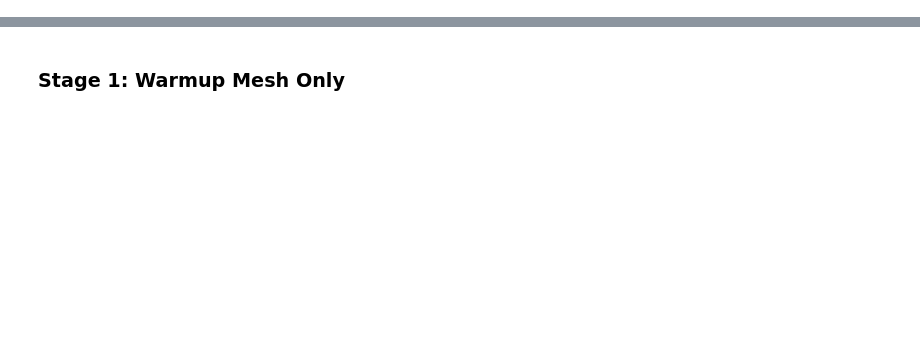
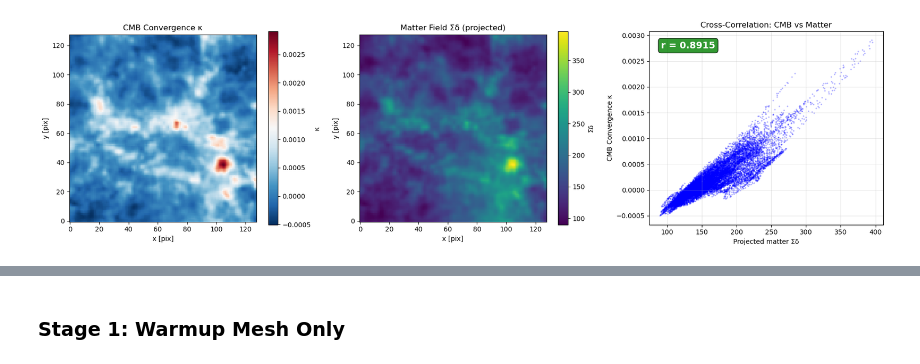
Before and after one commit to Joletaxi19/thesis-desi-cmb-fli, a Jupyter notebook: notebooks/05_cmb_lensing.ipynb, the cells around one changed output, grey strips where cells are left out. Cells and saved outputs as stored; diff of their text form; code cells hidden in the pictures; blank space fills up the shorter version.

Commit message:
field level cmb lensing cross galaxies implementation

```diff
--- a/notebooks/05_cmb_lensing.ipynb
+++ b/notebooks/05_cmb_lensing.ipynb
@@ -143,0 +142,87 @@ plt.show()
+# %%
+from scipy.ndimage import map_coordinates
+
+# Get the CMB projection coordinates (same as in convergence_Born)
+field_size_deg = model_config["cmb_field_size_deg"]
+field_npix = model_config["cmb_field_npix"]
+box_size = model_config["box_shape"][0]
+mesh_shape = model_config["mesh_shape"][0]
+
+# Create angular coordinate grid (matching CMB projection)
+theta = np.linspace(-field_size_deg / 2, field_size_deg / 2, field_npix, endpoint=False)
+rowgrid, colgrid = np.meshgrid(theta, theta, indexing="ij")
+coords = np.array(np.stack([rowgrid, colgrid], axis=0)) * (np.pi / 180.0)
+
+# Distance planes
+dx = box_size / mesh_shape
+dz = box_size / mesh_shape
+r_planes = (np.arange(mesh_shape) + 0.5) * dz
+
+# Project the unbiased matter mesh along the LOS so it matches κ
+default_field = np.array(truth["obs"])
+matter_field = np.array(truth.get("matter_mesh", default_field))
+matter_proj = np.zeros((field_npix, field_npix))
+
+for i in range(mesh_shape):
+    r = r_planes[i]
+    pixel_coords = coords * r / dx + mesh_shape / 2.0
+    plane = map_coordinates(matter_field[:, :, i], pixel_coords, order=1, mode="wrap")
+    matter_proj += plane
+
+# Compute cross-correlation
+kappa_flat = np.array(truth["kappa_obs"]).flatten()
+matter_proj_flat = matter_proj.flatten()
+
+corr_cross = np.corrcoef(kappa_flat, matter_proj_flat)[0, 1]
+
+# Visualize cross-correlation
+fig, axes = plt.subplots(1, 3, figsize=(18, 5))
+
+# 1. CMB convergence
+im0 = axes[0].imshow(truth["kappa_obs"], origin="lower", cmap="RdBu_r")
+axes[0].set_title("CMB Convergence κ")
+axes[0].set_xlabel("x [pix]")
+axes[0].set_ylabel("y [pix]")
+plt.colorbar(im0, ax=axes[0], label="κ")
+
+# 2. Matter field (projected)
+im1 = axes[1].imshow(matter_proj, origin="lower", cmap="viridis")
+axes[1].set_title("Matter Field Σδ (projected)")
+axes[1].set_xlabel("x [pix]")
+axes[1].set_ylabel("y [pix]")
+plt.colorbar(im1, ax=axes[1], label="Σδ")
+
+# 3. Scatter plot: κ vs projected matter
+axes[2].scatter(matter_proj_flat, kappa_flat, alpha=0.3, s=5, c="blue", edgecolors="none")
+axes[2].set_xlabel("Projected matter Σδ")
+axes[2].set_ylabel("CMB Convergence κ")
+axes[2].set_title("Cross-Correlation: CMB vs Matter")
+axes[2].grid(True, alpha=0.3)
+
+# Add correlation coefficient
+color = "green" if corr_cross > 0.8 else ("orange" if corr_cross > 0.5 else "red")
+axes[2].text(
+    0.05,
+    0.95,
+    f"r = {corr_cross:.4f}",
+    transform=axes[2].transAxes,
+    bbox={"boxstyle": "round", "facecolor": color, "alpha": 0.8, "edgecolor": "black"},
+    verticalalignment="top",
+    fontsize=14,
+    fontweight="bold",
+    color="white",
+)
+
+plt.tight_layout()
+plt.show()
+
+print("\n" + "=" * 60)
+print("CROSS-CORRELATION ANALYSIS (CMB-Matter)")
+print("=" * 60)
+print(f"Correlation κ vs matter field: r = {corr_cross:.4f}")
+print(f"Field size: {field_size_deg}° × {field_npix}px")
+print(f"Projected matter: mean={matter_proj.mean():.4f}, std={matter_proj.std():.4f}")
+print(f"CMB κ: mean={np.array(truth['kappa_obs']).mean():.6f}, std={np.array(truth['kappa_obs']).std():.6f}")
+print("=" * 60)
+# %% [output]
+[figure, added]
```
Also changed, not shown: parts of 37 cells of this notebook, 13 other files.
